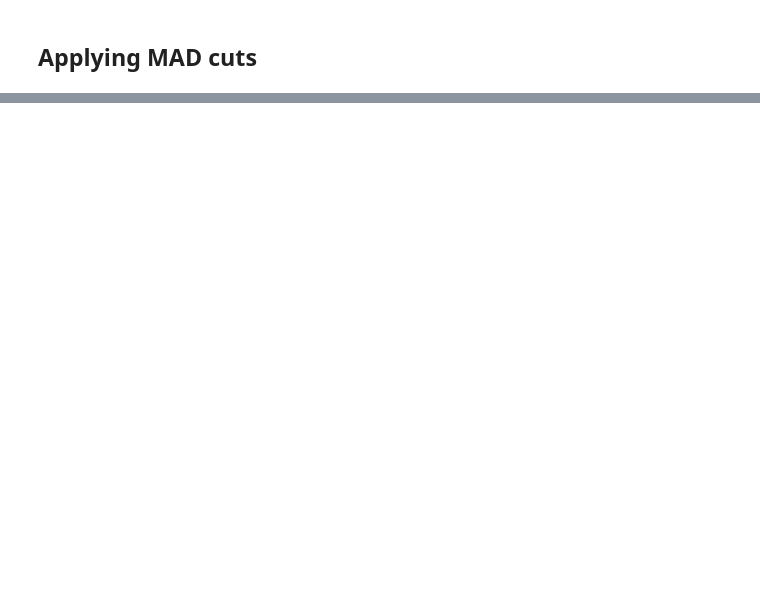
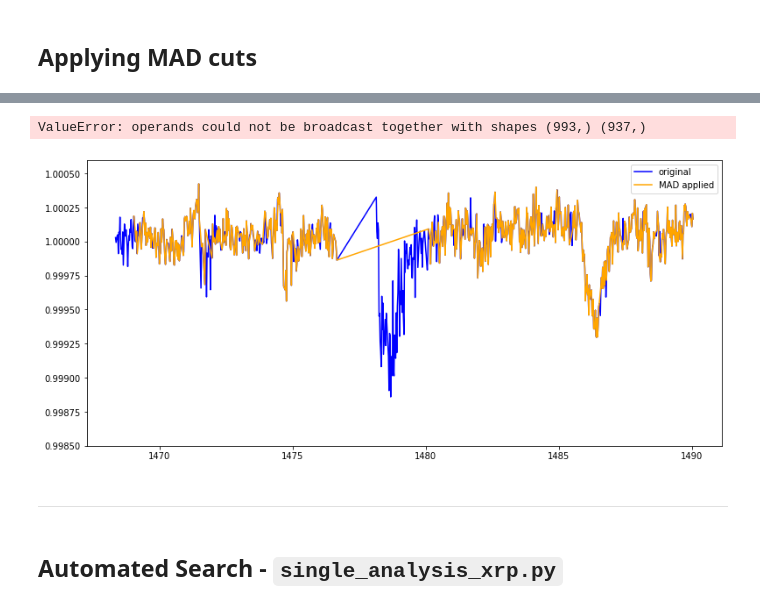
Before and after one commit to azibn/automated_exocomet_hunt, a Jupyter notebook: Notebooks/Eleanor_Test.ipynb, the cells around one changed output, grey strips where cells are left out. Saved outputs shown, nothing was run; the diff lists cells and outputs as text; code cells hidden in the pictures; blank space fills up the shorter version.

Commit message:
applied MAD to eleanor lightcurve

```diff
--- a/Notebooks/Eleanor_Test.ipynb
+++ b/Notebooks/Eleanor_Test.ipynb
@@ -17,3 +19,6 @@ Standard aperture selected when bringing in lightcurve:
+# %%
+def normalise_lc(flux):
+    return flux/flux.mean()
 # %% [markdown]
 ## Eleanor lightcurves with default apertures
 # %%
@@ -149,0 +151,24 @@ star_data.time[q] and mask
+# %%
+(star_data[(star_data.quality == 0) & mask & mad_cut])
+# %% [output]
+ValueError: operands could not be broadcast together with shapes (993,) (937,)
+# %%
+df = pd.DataFrame(data=[star_data.quality[q],star_data.corr_flux[q],star_data.time[q]]).T
+# %%
+cols = ['quality','corr_flux','time']
+df.columns = cols
+# %%
+df.normalised_corr_flux = normalise_lc(df.corr_flux)
+# %%
+plt.figure(figsize=(13,6))
+plt.plot(df.time[(df.quality==0)],df.normalised_corr_flux[(df.quality==0)],c='blue',label='original')
+plt.plot(df.time[(df.quality==0) & mask & mad_cut],df.normalised_corr_flux[(df.quality==0) & mask & mad_cut],c='orange',label='MAD applied')
+plt.ylim([0.9985,1.0006])
+plt.legend()
+plt.show()
+# %% [output]
+[figure, added]
+# %% [markdown]
+---
+# %% [markdown]
+## Automated Search - `single_analysis_xrp.py`
```
Also changed, not shown: parts of 16 cells of this notebook.
